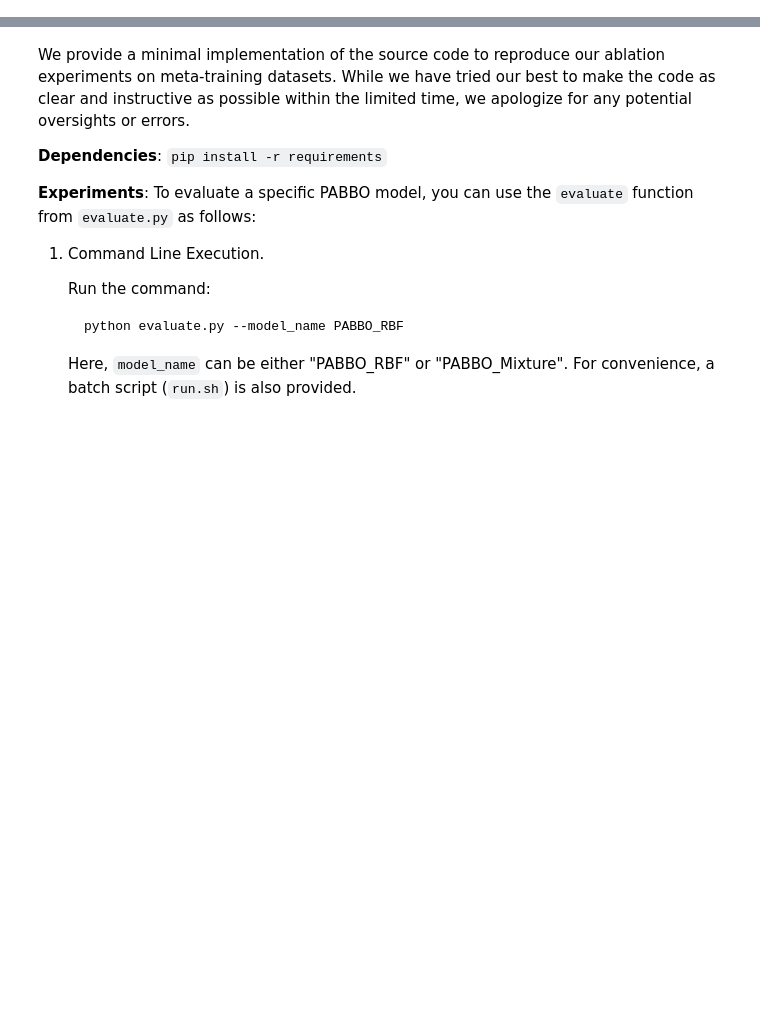
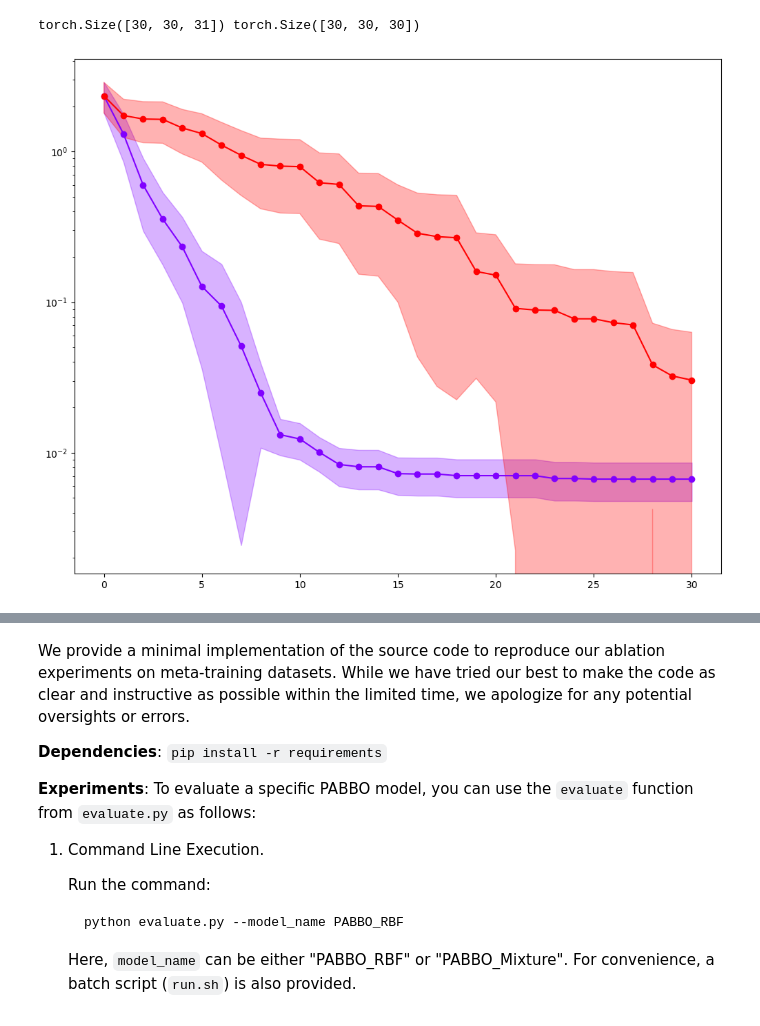
Before and after one commit to xinyuzc/PABBO, a Jupyter notebook: example.ipynb, the cells around one changed output, grey strips where cells are left out. Cells and saved outputs as stored; diff of their text form; code cells hidden in the pictures; blank space fills up the shorter version.

Commit message:
fix: cleaning evaluation scripts

```diff
--- a/example.ipynb
+++ b/example.ipynb
@@ -107,0 +27,12 @@ print(functions_list)
+# %%
+SR, CIT, IR, CR = list(), list(), list(), list()
+dataset_id=0
+for seed_id in range(30):
+    SR.append(torch.load(f"results/evaluation/GP1D/qTS/{str(dataset_id)}/{str(seed_id)}/simple_regret.pt", map_location="cpu"))
+    CIT.append(torch.load(f"results/evaluation/GP1D/qTS/{str(dataset_id)}/{str(seed_id)}/cumulative_inference_time.pt", map_location="cpu"))
+    IR.append(torch.load(f"results/evaluation/GP1D/qTS/{str(dataset_id)}/{str(seed_id)}/immediate_regret.pt", map_location="cpu"))
+    CR.append(torch.load(f"results/evaluation/GP1D/qTS/{str(dataset_id)}/{str(seed_id)}/cumulative_regret.pt", map_location="cpu"))
+SR = torch.stack(SR, dim=0)
+IR = torch.stack(IR, dim=0)
+CIT = torch.stack(CIT, dim=0)
+CR = torch.stack(CR, dim=0)
@@ -107,0 +44,13 @@ print(functions_list)
+# %%
+sr = torch.load(f"results/evaluation/GP1D/PABBO/PABBO_GP1D/SIMPLE_REGRET.pt", map_location="cpu")
+t = torch.load(f"results/evaluation/GP1D/PABBO/PABBO_GP1D/CUMULATIVE_TIME.pt", map_location="cpu")
+# %%
+print(sr.shape, t.shape)
+# %% [output]
+torch.Size([30, 30, 31]) torch.Size([30, 30, 30])
+# %%
+
+ax = plot_metric_along_trajectory(metrics=[sr[:, dataset_id], SR], model_names=["PABBO", "qTS"])
+ax.set_yscale("log")
+# %% [output]
+[figure, added]
```
Also changed, not shown: parts of 19 cells of this notebook, 25 other files.
